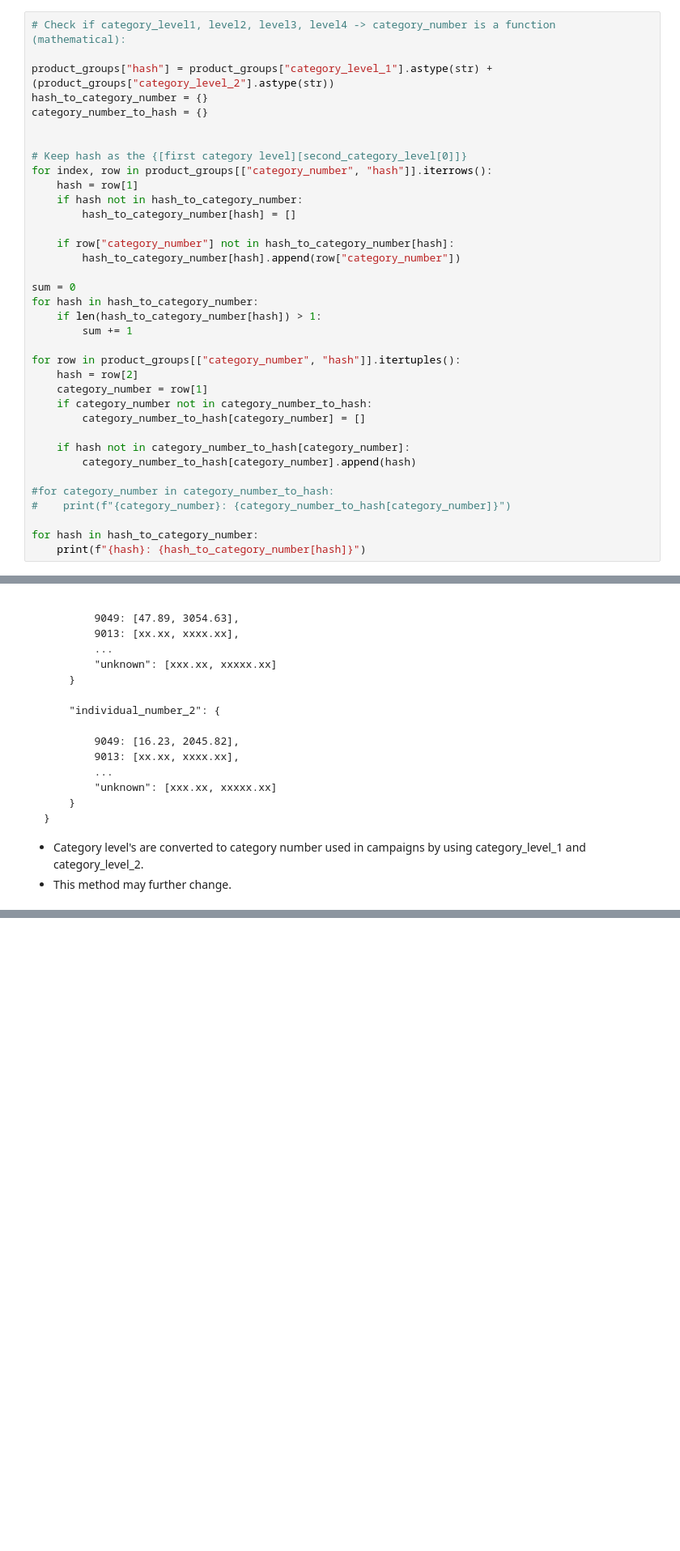
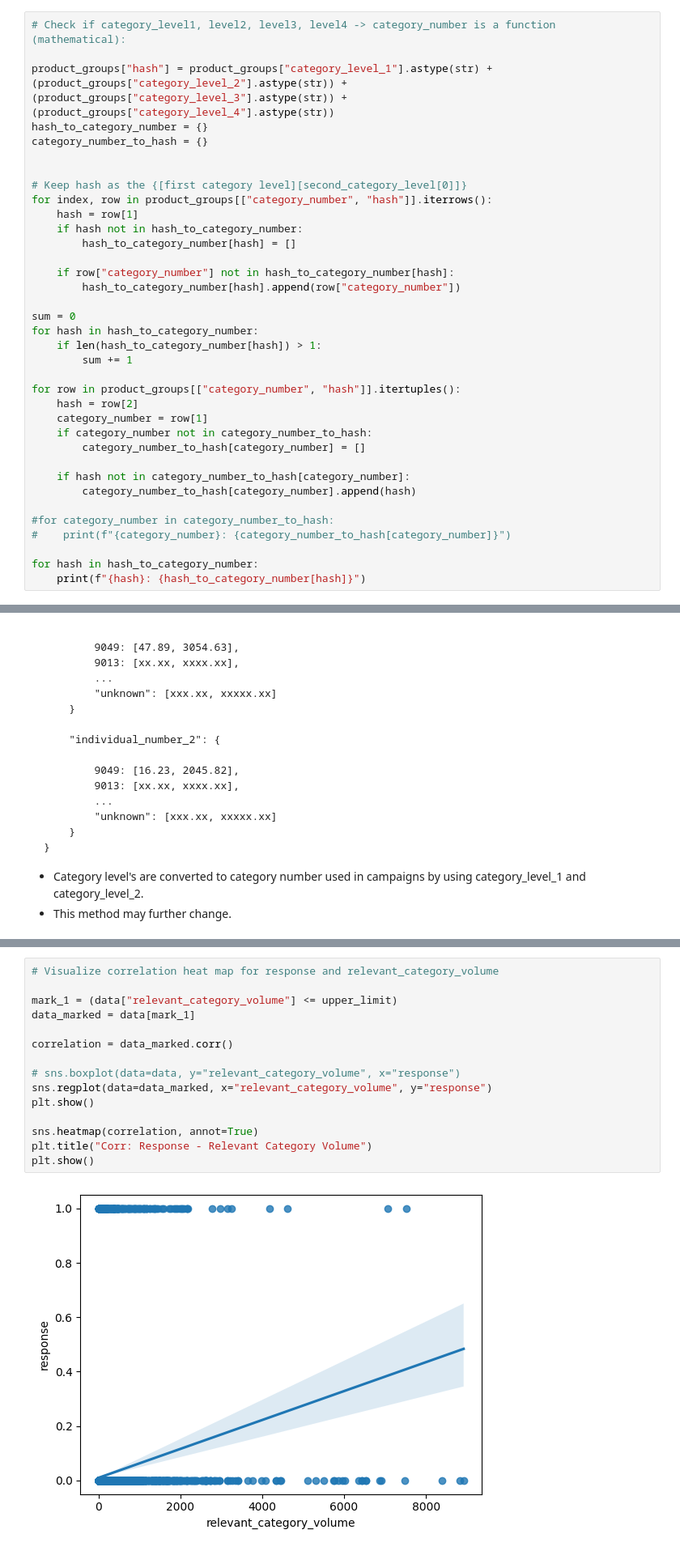
Before and after one commit to Enesaydnn7/MigrosDatathon, a Jupyter notebook: scripts/products.ipynb, the cells around one changed output, grey strips where cells are left out. Shown: that part at 81% size. Drawn from its saved outputs; the diff is of its cells as text; blank space fills up the shorter version.

```diff
--- a/scripts/products.ipynb
+++ b/scripts/products.ipynb
@@ -26,7 +29,7 @@ product_groups
 # %%
 # Check if category_level1, level2, level3, level4 -> category_number is a function (mathematical):
 
-product_groups["hash"] = product_groups["category_level_1"].astype(str) + (product_groups["category_level_2"].astype(str))
+product_groups["hash"] = product_groups["category_level_1"].astype(str) + (product_groups["category_level_2"].astype(str)) + (product_groups["category_level_3"].astype(str)) + (product_groups["category_level_4"].astype(str))
 hash_to_category_number = {}
 category_number_to_hash = {}
 
@@ -353,0 +509,17 @@ individual_shopping_volume
+# %%
+# Visualize correlation heat map for response and relevant_category_volume
+
+mark_1 = (data["relevant_category_volume"] <= upper_limit)
+data_marked = data[mark_1]
+
+correlation = data_marked.corr()
+
+# sns.boxplot(data=data, y="relevant_category_volume", x="response")
+sns.regplot(data=data_marked, x="relevant_category_volume", y="response")
+plt.show()
+
+sns.heatmap(correlation, annot=True)
+plt.title("Corr: Response - Relevant Category Volume")
+plt.show()
+# %% [output]
+[figure, added]
```
Also changed, not shown: parts of 19 cells of this notebook.
